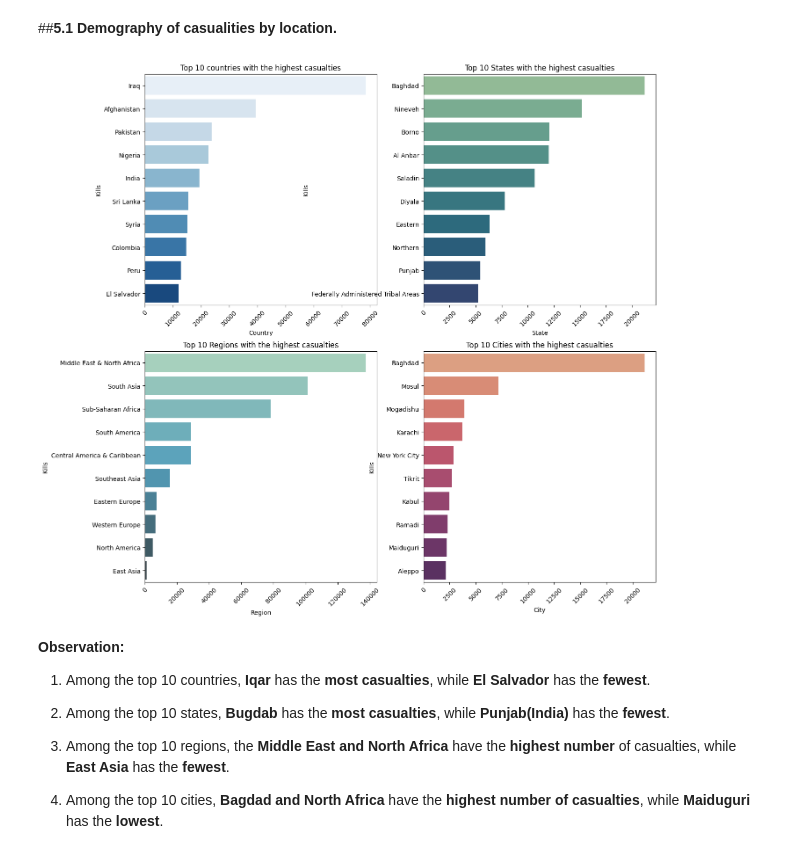
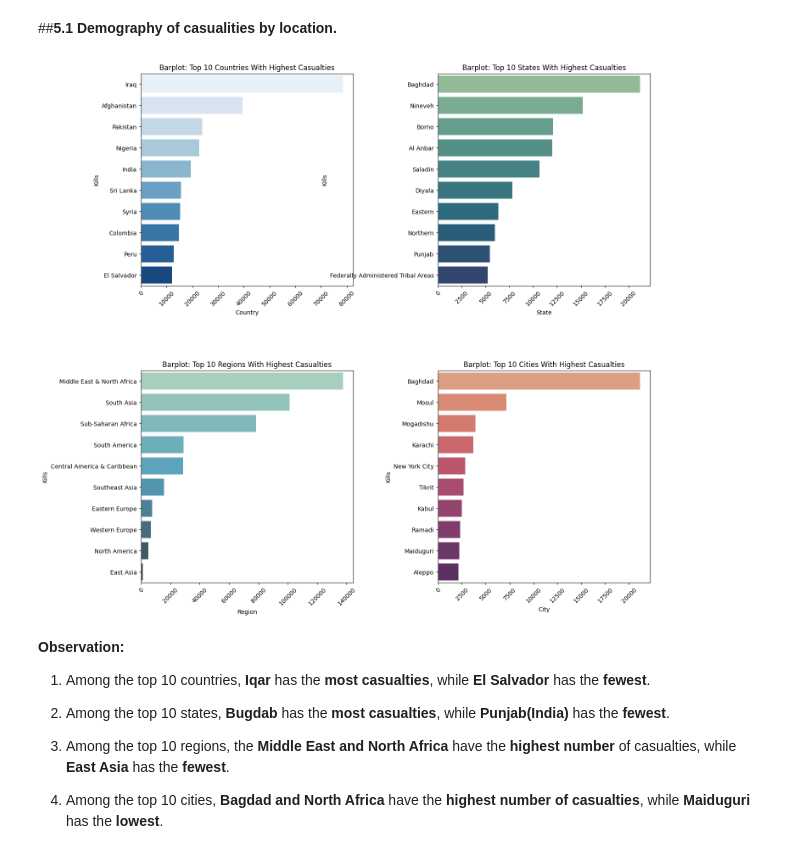
Before and after one commit to dacenish/EDA-Global-terrorism, a Jupyter notebook: Capstone_Project_Global_terrorism_EDA_by_Danish_Zia.ipynb, the cells around one changed output. Cells and saved outputs as stored; diff of their text form; code cells hidden in the pictures.

```diff
--- a/Capstone_Project_Global_terrorism_EDA_by_Danish_Zia.ipynb
+++ b/Capstone_Project_Global_terrorism_EDA_by_Danish_Zia.ipynb
@@ -285,45 +285,48 @@ top_states = top_states.drop('Unknown', errors='ignore')
 top_cities = gt_df.groupby('City')['Kills'].sum().nlargest(11)
 top_cities = top_cities.drop('Unknown', errors='ignore')
 
+# Add margins between subplots
+plt.subplots_adjust(left=0.1, right=0.9, bottom=0.1, top=0.9, wspace=0.4, hspace=0.4)
+
 # Plot Subplot of Countries and add respective lables and tiltes
 plt.subplot(2,2,1)
 sns.barplot(y=top_countries.index, x=top_countries.values, palette = 'Blues', orient = 'h')
 plt.xlabel('Country')
 plt.ylabel('Kills')
-plt.title('Top 10 countries with the highest casualties')
+plt.title('Barplot: Top 10 Countries With Highest Casualties')
 plt.xticks(rotation = 45)
 
 # Plot Subplot of States and add respective lables and tiltes
 plt.subplot(2,2,2)
 sns.barplot(y=top_states.index, x=top_states.values, palette = 'crest', orient = 'h')
 plt.xlabel('State')
 plt.ylabel('Kills')
-plt.title('Top 10 States with the highest casualties')
+plt.title('Barplot: Top 10 States With Highest Casualties')
 plt.xticks(rotation=45)
 
 # Plot Subplot of Regions and add respective lables and tiltes
 plt.subplot(2,2,3)
 sns.barplot(y=top_regions.index, x=top_regions.values, palette = 'GnBu_d', orient = 'h')
 plt.xlabel('Region')
 plt.ylabel('Kills')
-plt.title('Top 10 Regions with the highest casualties')
+plt.title('Barplot: Top 10 Regions With Highest Casualties')
 plt.xticks(rotation=45)
 
 # Plot Subplot of Cities and add respective lables and tiltes
 plt.subplot(2,2,4)
 sns.barplot(y=top_cities.index, x=top_cities.values, palette = 'flare', orient = 'h')
 plt.xlabel('City')
 plt.ylabel('Kills')
-plt.title('Top 10 Cities with the highest casualties')
+plt.title('Barplot: Top 10 Cities With Highest Casualties')
 plt.xticks(rotation=45)
 
 # Set plot size
 plt.gcf().set_size_inches(15,15)
 
 # Display plot
 plt.show()
 # %% [output]
-[figure, old version]
+[figure, new version]
 # %% [markdown]
 **Observation:**
 
```
Also changed, not shown: parts of 2 cells of this notebook.
